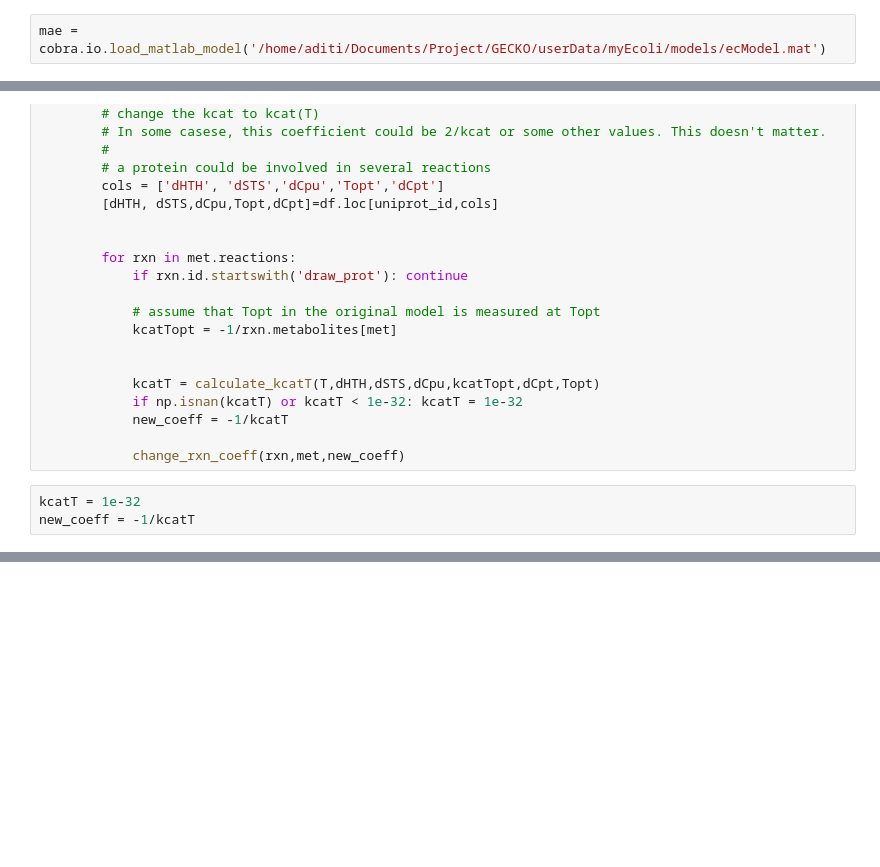
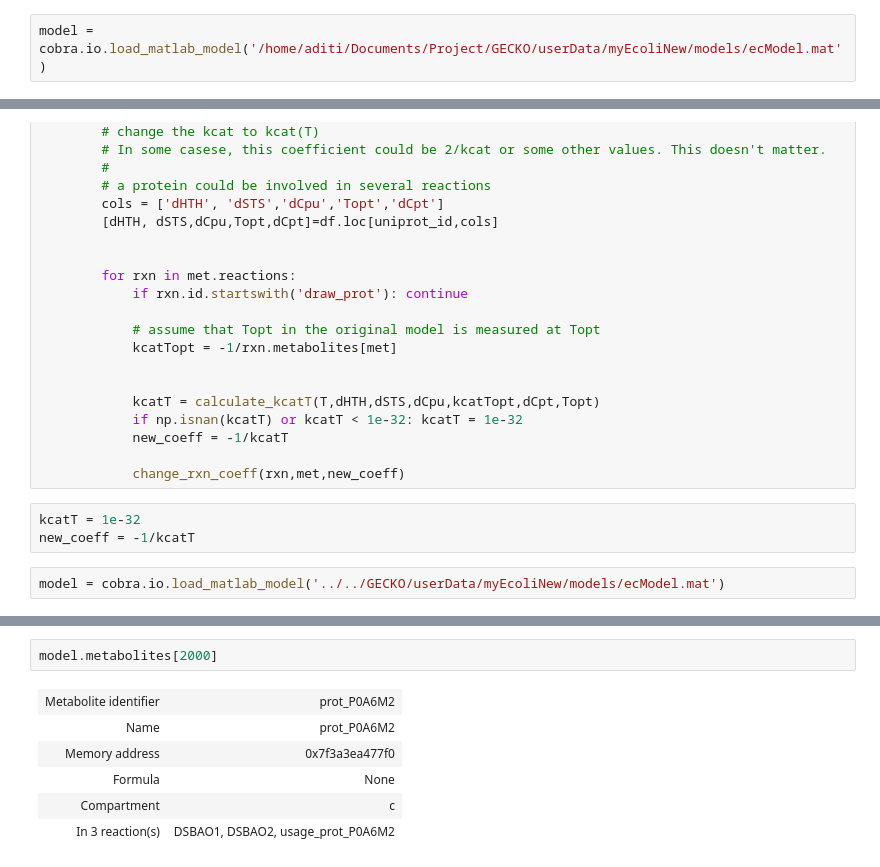
Before and after one commit to adimadkaikar/MResProject, a Jupyter notebook: code/PunchingBag.ipynb, the cells around one changed output, grey strips where cells are left out. Saved outputs shown, nothing was run; the diff lists cells and outputs as text; blank space fills up the shorter version.

```diff
--- a/code/PunchingBag.ipynb
+++ b/code/PunchingBag.ipynb
@@ -92,2 +142,2 @@ df = etc.calculate_thermal_params(params)
 # %%
-mae = cobra.io.load_matlab_model('/home/aditi/Documents/Project/GECKO/userData/myEcoli/models/ecModel.mat')
+model = cobra.io.load_matlab_model('/home/aditi/Documents/Project/GECKO/userData/myEcoliNew/models/ecModel.mat')
@@ -251,4 +307,6 @@ def map_kcatT(model,T,df):
 # %%
 kcatT = 1e-32
 new_coeff = -1/kcatT
+# %%
+model = cobra.io.load_matlab_model('../../GECKO/userData/myEcoliNew/models/ecModel.mat')
 # %%
@@ -255,0 +373,9 @@ mae.reactions.ACM6PH
+# %%
+model.metabolites[2000]
+# %% [output]
+| Metabolite identifier | prot_P0A6M2 |
+| Name | prot_P0A6M2 |
+| Memory address | 0x7f3a3ea477f0 |
+| Formula | None |
+| Compartment | c |
+| In 3 reaction(s) | DSBAO1, DSBAO2, usage_prot_P0A6M2 |
```
Also changed, not shown: parts of 9 cells of this notebook, 43 other files.
